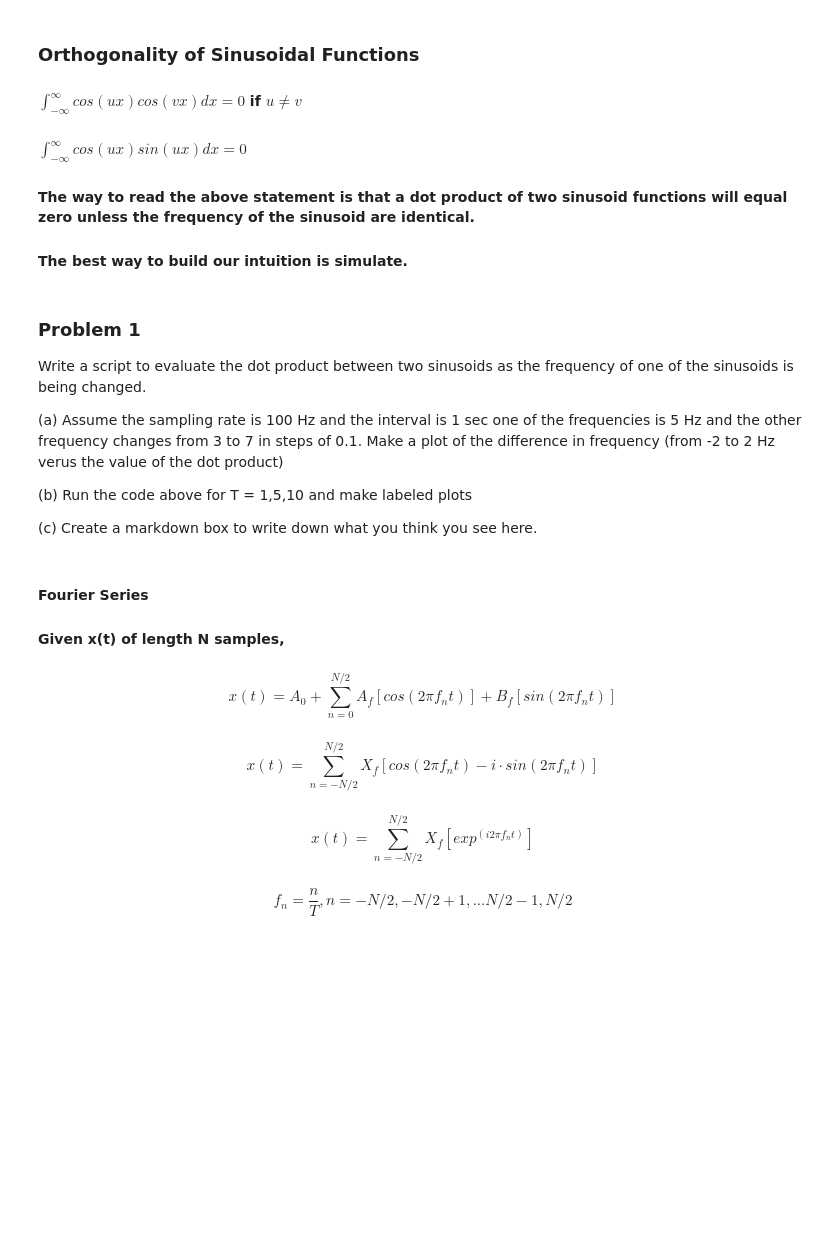
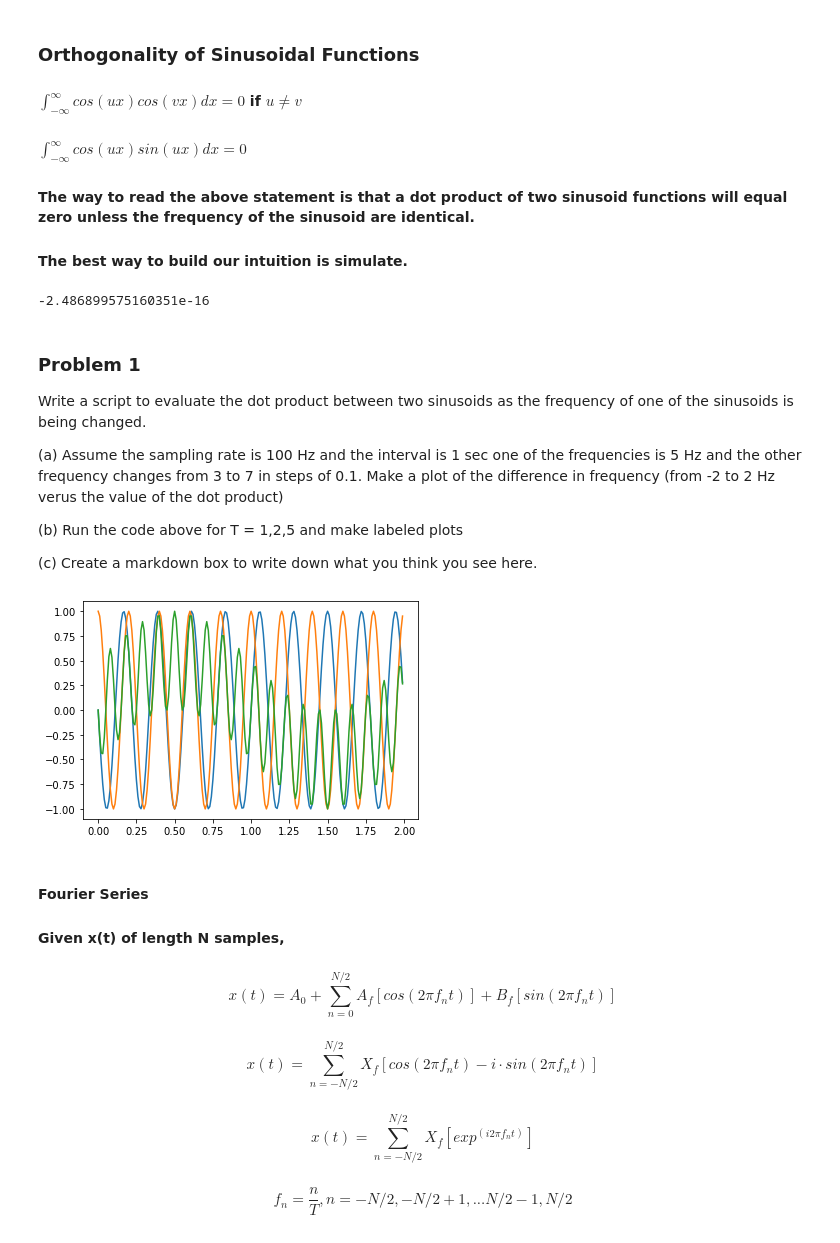
Before and after one commit to zsawdai/COGS108, a Jupyter notebook: Lectures/Fourier.ipynb, the cells around one changed output. Cells and saved outputs as stored; diff of their text form; code cells hidden in the pictures; blank space fills up the shorter version.

```diff
--- a/Lectures/Fourier.ipynb
+++ b/Lectures/Fourier.ipynb
@@ -127,16 +135,18 @@ plt.show()
 # %%
 samplingrate = 100 # this is the rate at which the signal is sampled.
 ts = 1/samplingrate #  this is the interval in time between samples.
-T = 1 #This is the total length (in seconds) of the interval.
+T = 2 #This is the total length (in seconds) of the interval.
 t = np.arange(0,T,ts) #this is the time time vector with 1 value of time for each sample.
 #manipulate phase (theta)
 es = dict()
-f = [5.1,5]
+f = [4.5,5]
 nsamp = np.size(t)
 es[0] = sinusoid(f[0],t,theta = 90)
 es[1] = sinusoid(f[1],t)
 dp = np.sum(es[0]*es[1])/nsamp
 print(dp)
+# %% [output]
+-2.486899575160351e-16
 # %% [markdown]
 ### Problem 1
 
@@ -144,9 +154,16 @@ Write a script to evaluate the dot product between two sinusoids as the frequenc
 
 (a) Assume the sampling rate is 100 Hz and the interval is 1 sec one of the frequencies is 5 Hz and the other frequency changes from 3 to 7 in steps of 0.1. Make a plot of the difference in frequency (from -2 to 2 Hz verus the value of the dot product)
 
-(b) Run the code above for T = 1,5,10 and make labeled plots
+(b) Run the code above for T = 1,2,5 and make labeled plots
 
 (c) Create a markdown box to write down what you think you see here.
+# %%
+plt.plot(t,es[0])
+plt.plot(t,es[1])
+plt.plot(t,es[0]*es[1])
+plt.show()
+# %% [output]
+[figure, added]
 # %% [markdown]
 #### Fourier Series
 
```
Also changed, not shown: parts of 16 cells of this notebook.
